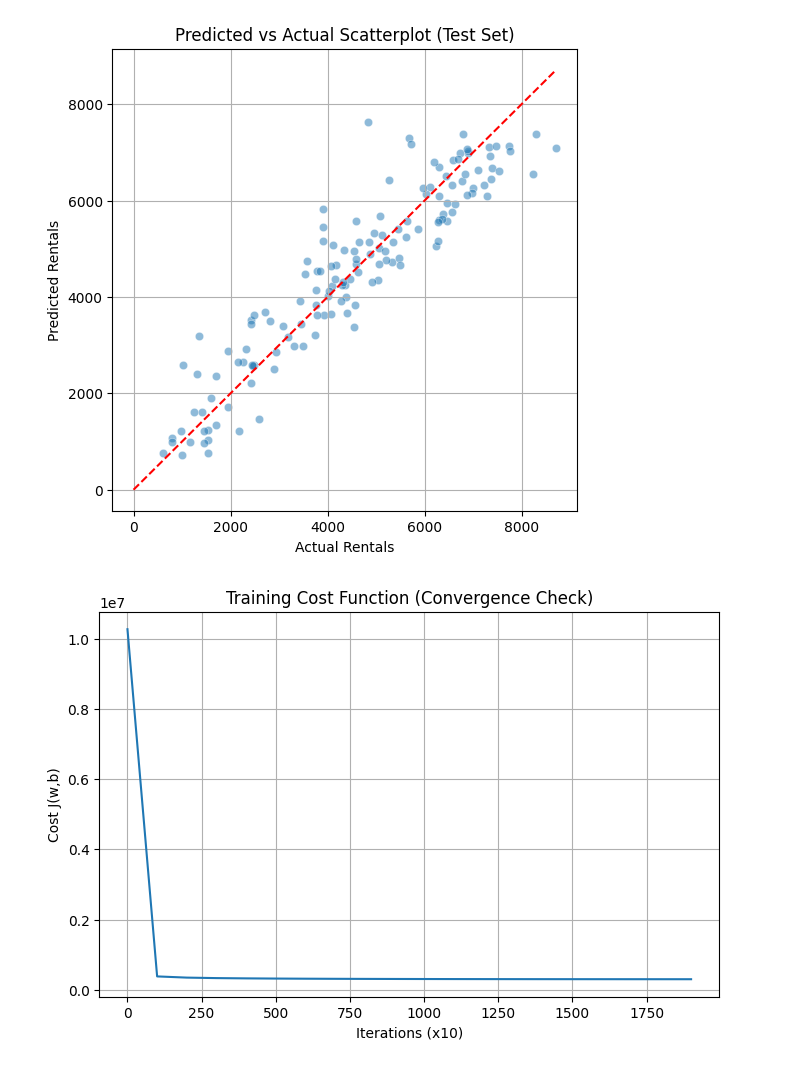
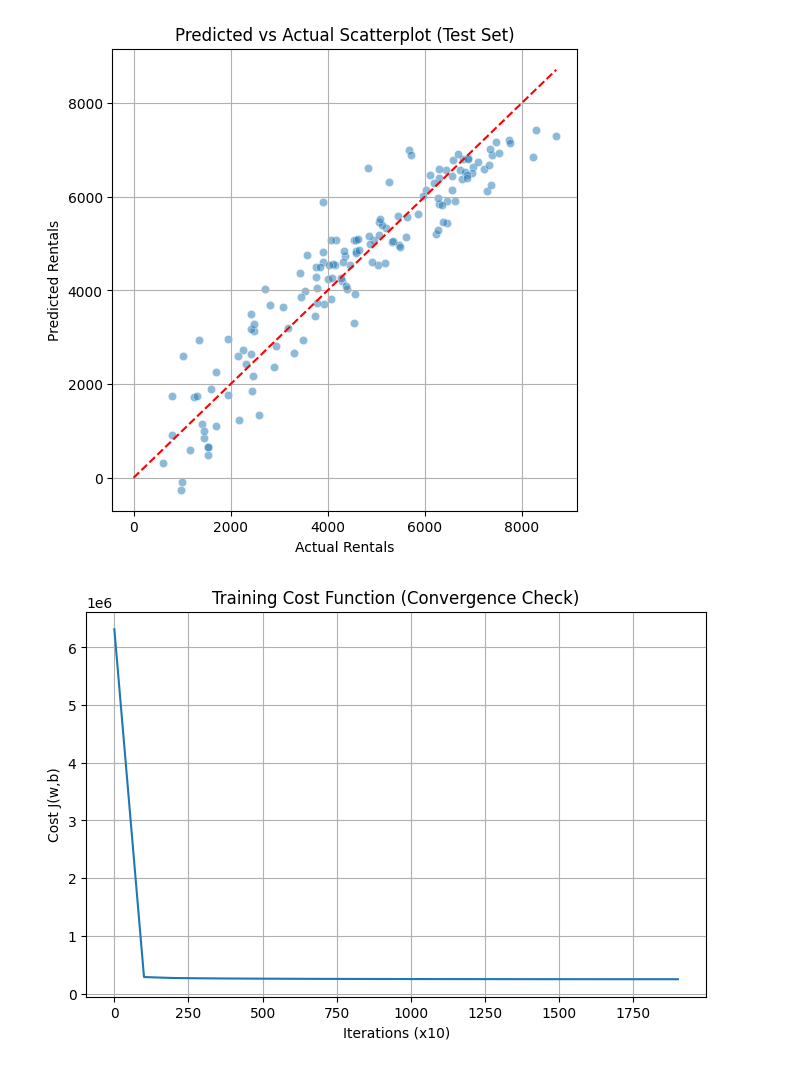
Before and after one commit to starwar12/MachineLearningTask, a Jupyter notebook: main_all_data.ipynb, the cells around one changed output. Drawn from its saved outputs; the diff is of its cells as text; code cells hidden in the pictures.

```diff
--- a/main_all_data.ipynb
+++ b/main_all_data.ipynb
@@ -24,6 +24,12 @@ X_encoded[numeric_cols] = scaler.fit_transform(X_encoded[numeric_cols])
 X = np.asarray(X_encoded, dtype=np.float64)
 y = np.asarray(y, dtype=np.float64).reshape(-1, 1)
 # %%
+def add_polynomial_features(X):
+    """
+    Adds squared features to the feature matrix.
+    """
+    return np.hstack([X, X**2])
+
 def predict(X, w, b):
     return np.dot(X, w) + b
 
@@ -67,10 +73,13 @@ def gradient_descent(X, y, w_in, b_in, alpha, num_iters, lambda_=0):
 
     return w, b, J_history
 # %%
+# Add polynomial features (x^2)
+X = add_polynomial_features(X)
+
 kf = KFold(n_splits=5, shuffle=True, random_state=42)
-alpha = 0.05       # Adjusted learning rate
-iterations = 2000  # Increased iterations for convergence
-lambda_val = 0.5   # Regularization strength (Try 0.1, 0.5, or 1.0)
+alpha = 0.05
+iterations = 2000
+lambda_val = 0.5   # Regularization strength
 
 r2_scores, rmse_scores, mae_scores = [], [], []
 fold = 1
@@ -168,2 +177,2 @@ Average MAE  : 586.27 ± 12.82
-[figure, old version]
+[figure, new version]
-[figure, old version]
+[figure, new version]
```
Also changed, not shown: parts of 1 cell of this notebook.
